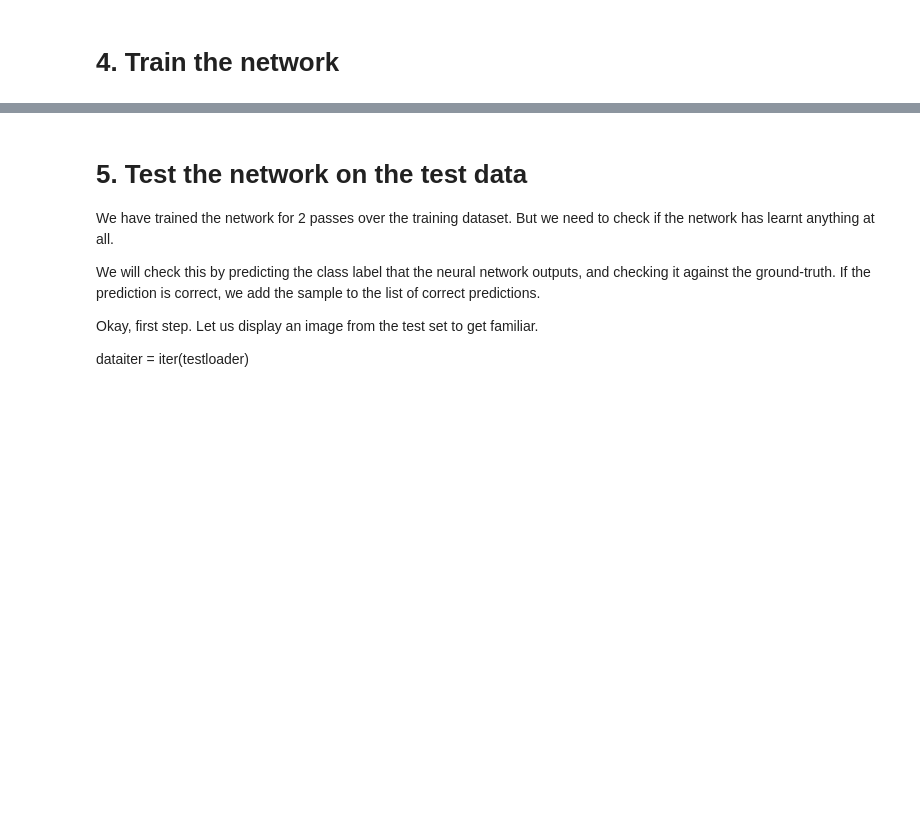
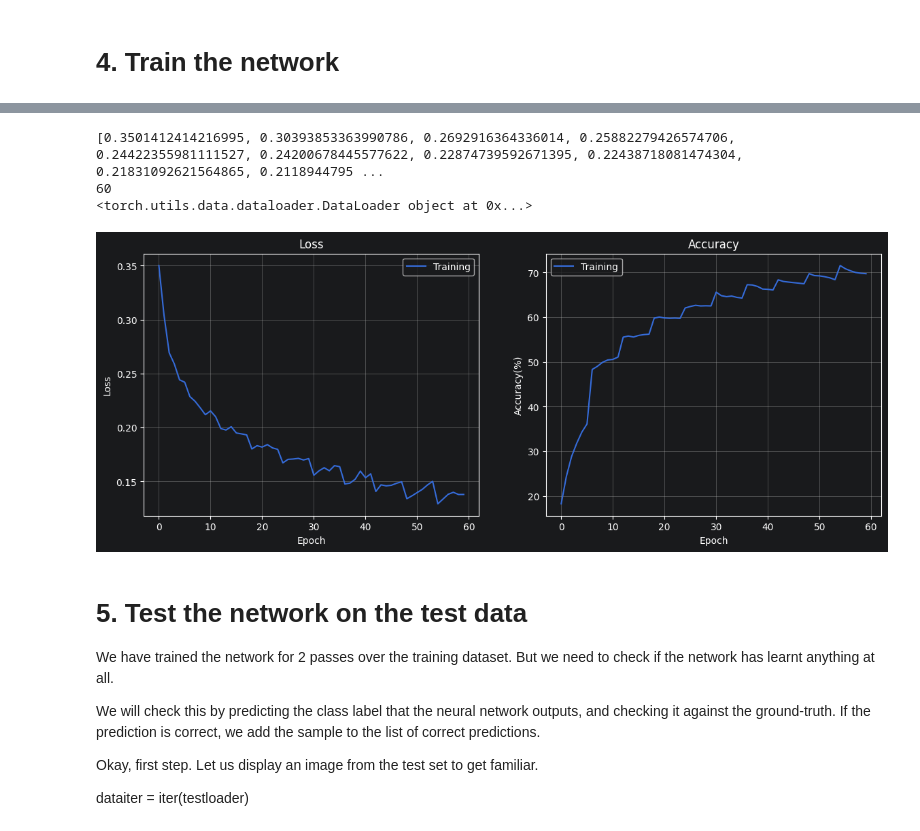
Before and after one commit to R-Florent/IA_A_-_Z, a Jupyter notebook: CNN/CNN.ipynb, the cells around one changed output, grey strips where cells are left out. Drawn from its saved outputs; the diff is of its cells as text; code cells hidden in the pictures; blank space fills up the shorter version.

Commit message:
CNN Metric train fini

```diff
--- a/CNN/CNN.ipynb
+++ b/CNN/CNN.ipynb
@@ -30,10 +31,11 @@ import torch.optim as optim
 # --- hyperparamètres ---
 
 RANDOM_SEED = 123
-BATCH_SIZE = 50
-NUM_EPOCHES = 2
+BATCH_SIZE = 4
+NUM_EPOCHES = 10
 
-LEARING_RATE = 0.0005
+MOMENTUM = 0.9
+LEARING_RATE = 0.001
 SCALE = 0.1
 IMG_SIZE = (128, 128)
 LATENT_DIM = 10
@@ -107,5 +109,5 @@ net = Net()
 Let’s use a Classification Cross-Entropy loss and SGD with momentum.
 # %%
 criterion = nn.CrossEntropyLoss()
-optimizer = optim.SGD(net.parameters(), lr=0.001, momentum=0.9)
+optimizer = optim.SGD(net.parameters(), lr=LEARING_RATE, momentum=MOMENTUM)
 # %%
@@ -124,8 +143,11 @@ def plot_metric_loss(x,y):
 # %%
 loss_metric=[]
 acc_metric=[]
+
+
 for epoch in range(NUM_EPOCHES):  # loop over the dataset multiple times
-
+    correct = 0
+    total = 0
     running_loss = 0.0
     for i, data in enumerate(trainloader, 0):
         # get the inputs; data is a list of [inputs, labels]
@@ -140,14 +162,24 @@ for epoch in range(NUM_EPOCHES):  # loop over the dataset multiple times
         loss.backward()
         optimizer.step()
 
-        # print statistics
+        # accumulation loss
         running_loss += loss.item()
-        if i % 2000 == 1999:    # print every 2000 mini-batches
+
+        # prédiction
+        _, predicted = torch.max(outputs, 1)
+
+        # accuracy
+        total += labels.size(0)
+        correct += (predicted == labels).sum().item()
+
+        if i % 2000 == 1999:   # print every 2000 mini-batches
+            avg_loss = running_loss / len(trainloader)
+            accuracy = 100*correct / total
             print(f'[{epoch + 1}, {i + 1:5d}] loss: {running_loss / 2000:.3f}')
-            loss_metric.append(loss.item())
-            #acc_metric.append(Accuracy())
+            acc_metric.append(accuracy)
+            loss_metric.append(avg_loss)
             running_loss = 0.0
 
-plot_metric_loss(loss_metric,len(loss_metric))
+
 print('Finished Training')
 # %% [output]
@@ -155,3 +203,15 @@ KeyboardInterrupt:
+# %%
+print(loss_metric)
+print(len(loss_metric))
+print(trainloader)
+# %% [output]
+[0.3501412414216995, 0.30393853363990786, 0.2692916364336014, 0.25882279426574706, 0.24422355981111527, 0.24200678445577622, 0.22874739592671395, 0.22438718081474304, 0.21831092621564865, 0.2118944795 ...
+60
+<torch.utils.data.dataloader.DataLoader object at 0x...>
+# %%
+plot_metric(acc_metric,loss_metric)
+# %% [output]
+[figure, added]
 # %% [markdown]
 # 5. Test the network on the test data
 We have trained the network for 2 passes over the training dataset. But we need to check if the network has learnt anything at all.
```
Also changed, not shown: parts of 6 cells of this notebook.
